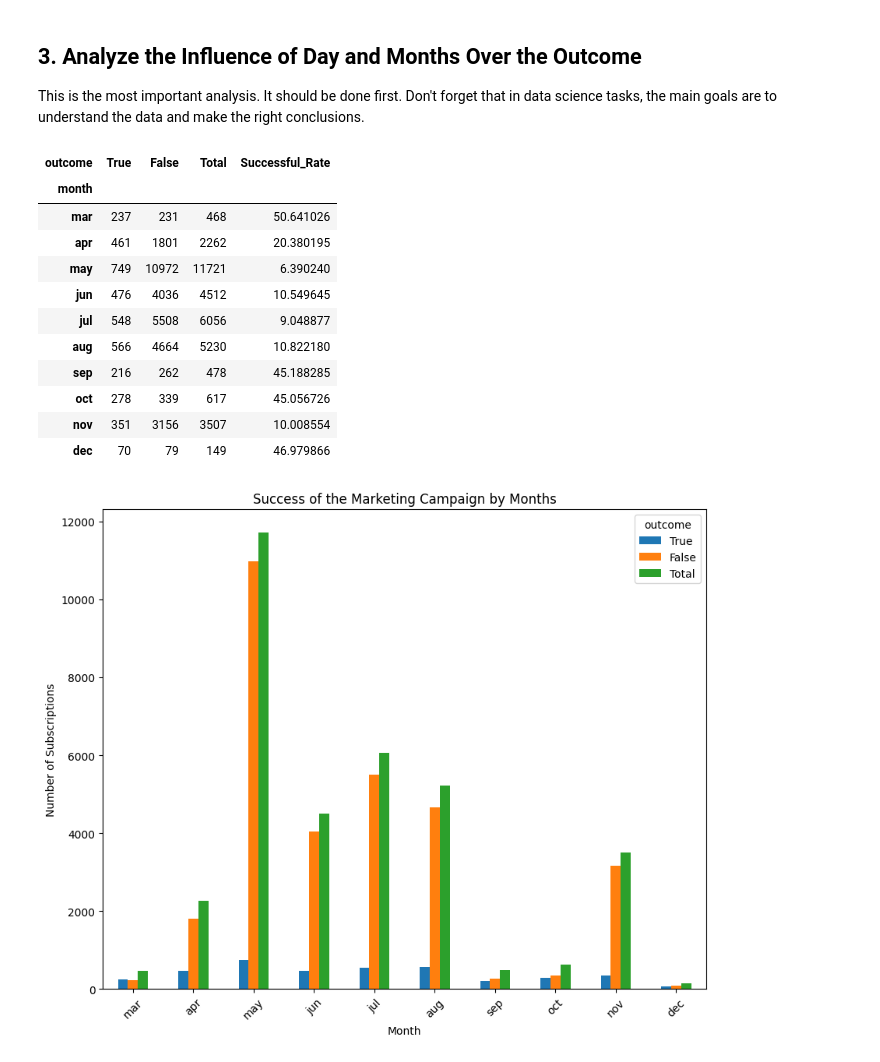
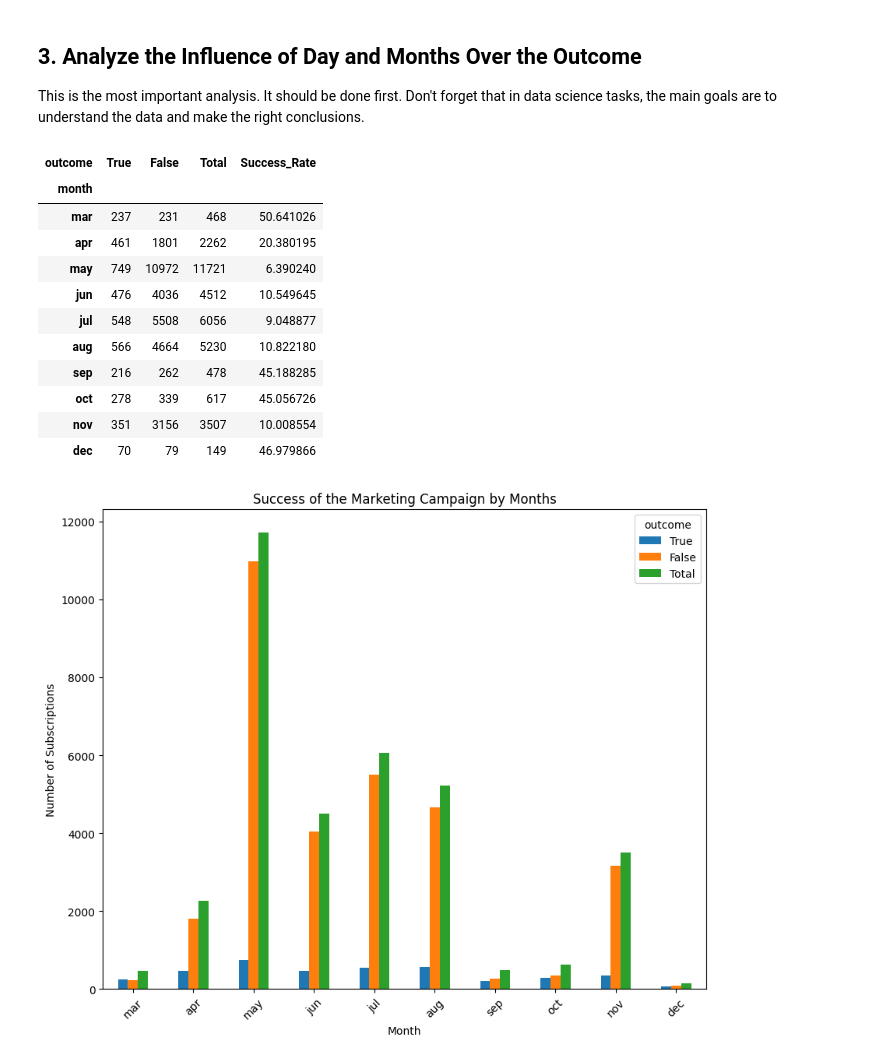
Before and after one commit to krasvachev/Data-Science-Case-Study, a Jupyter notebook: interview_solutions/task_1_eda/LittleBank_Case_Study_Concise_Solution.ipynb, the cells around one changed output. Drawn from its saved outputs; the diff is of its cells as text; code cells hidden in the pictures.

```diff
--- a/interview_solutions/task_1_eda/LittleBank_Case_Study_Concise_Solution.ipynb
+++ b/interview_solutions/task_1_eda/LittleBank_Case_Study_Concise_Solution.ipynb
@@ -359,14 +359,14 @@ This is the most important analysis. It should be done first. Don't forget that
 # %%
 df_outcome_pivot = df_tr.pivot_table(index = "month",
                                      columns = "outcome",
                                      aggfunc = "size",
                                      sort = False)
 df_outcome_pivot["Total"] = df_outcome_pivot.iloc[:, 0] + df_outcome_pivot.iloc[:, 1]
-df_outcome_pivot["Successful_Rate"] = (df_outcome_pivot.iloc[:, 0] / df_outcome_pivot.iloc[:, 2]) * 100
+df_outcome_pivot["Success_Rate"] = (df_outcome_pivot.iloc[:, 0] / df_outcome_pivot.iloc[:, 2]) * 100
 
 df_outcome_pivot
 # %% [output]
-| outcome | True | False | Total | Successful_Rate |
+| outcome | True | False | Total | Success_Rate |
 | month |  |  |  |  |
 | mar | 237 | 231 | 468 | 50.641026 |
 | apr | 461 | 1801 | 2262 | 20.380195 |
```
Also changed, not shown: 3 other files.
